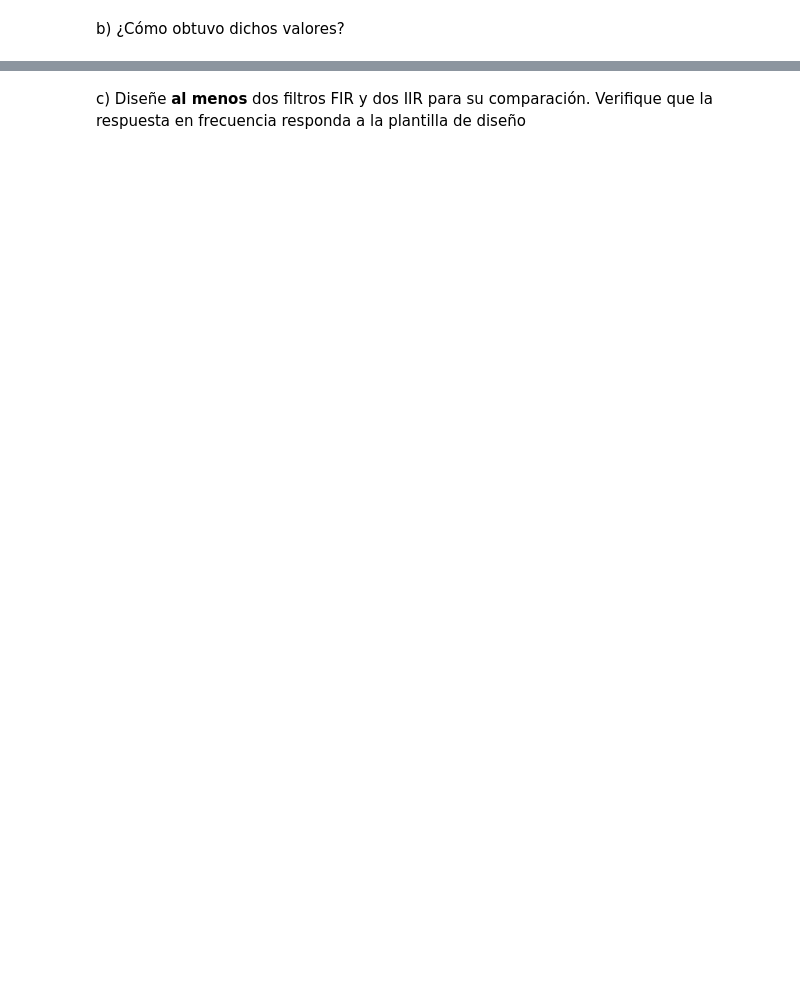
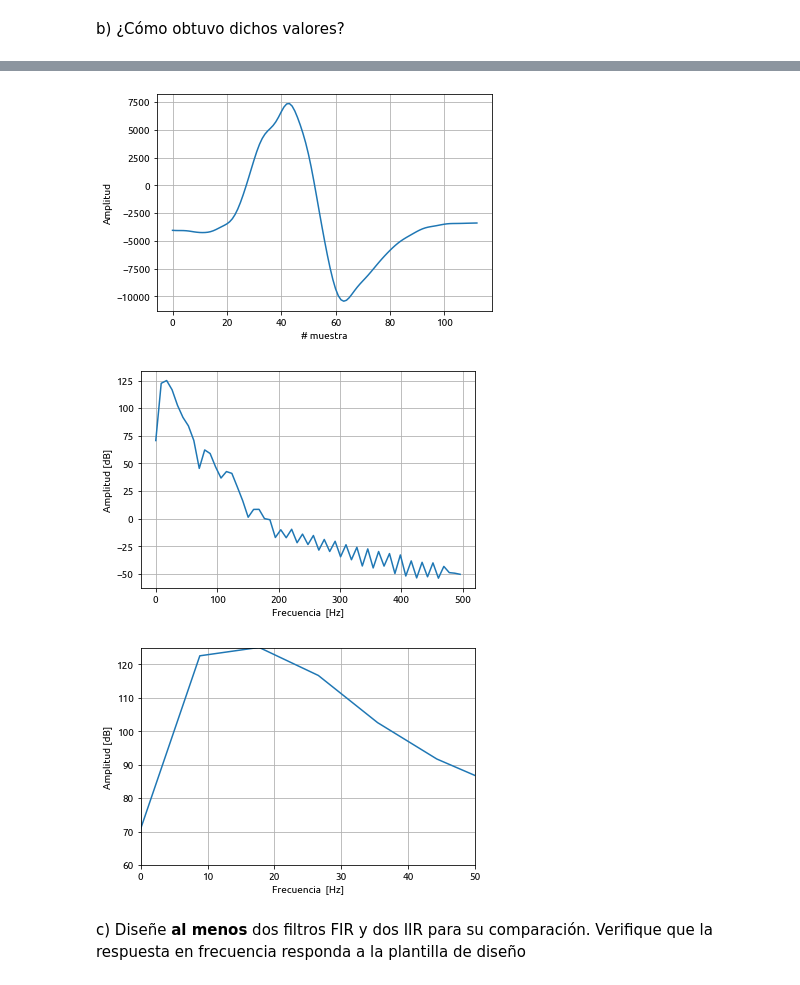
Before and after one commit to fgerce/DSP, a Jupyter notebook: TP4 - Filtrado.ipynb, the cells around one changed output, grey strips where cells are left out. Cells and saved outputs as stored; diff of their text form; code cells hidden in the pictures; blank space fills up the shorter version.

```diff
--- a/TP4 - Filtrado.ipynb
+++ b/TP4 - Filtrado.ipynb
@@ -356,2 +449,36 @@ b) ¿Cómo obtuvo dichos valores?
+# %%
+fs = 1000
+mat_struct = sio.loadmat('ECG_TP4.mat')
+
+ecg_pattern = mat_struct['qrs_pattern1']
+ecg_pattern = ecg_pattern.flatten()
+cant_muestras = len(ecg_pattern)
+
+freqS, welchS = sig.welch(ecg_pattern, fs,window='bartlett')
+welchS = 20*np.log10(welchS+eps)
+
+plt.figure(1)
+plt.plot(ecg_pattern)
+plt.xlabel('# muestra')
+plt.ylabel('Amplitud')
+plt.grid()
+
+plt.figure(2)
+plt.plot(freqS, welchS)
+plt.xlabel('Frecuencia  [Hz]')
+plt.ylabel('Amplitud [dB]')
+plt.grid()
+
+plt.figure(3)
+plt.plot(freqS, welchS)
+plt.xlabel('Frecuencia  [Hz]')
+plt.ylabel('Amplitud [dB]')
+plt.xlim(0,50)
+plt.ylim(60,125)
+plt.grid()
+# %% [output]
+[figure, added]
+[figure, added]
+[figure, added]
 # %% [markdown]
 c) Diseñe **al menos** dos filtros FIR y dos IIR para su comparación. Verifique que la respuesta en frecuencia responda a la plantilla de diseño
```
Also changed, not shown: parts of 21 cells of this notebook, 6 other files.
